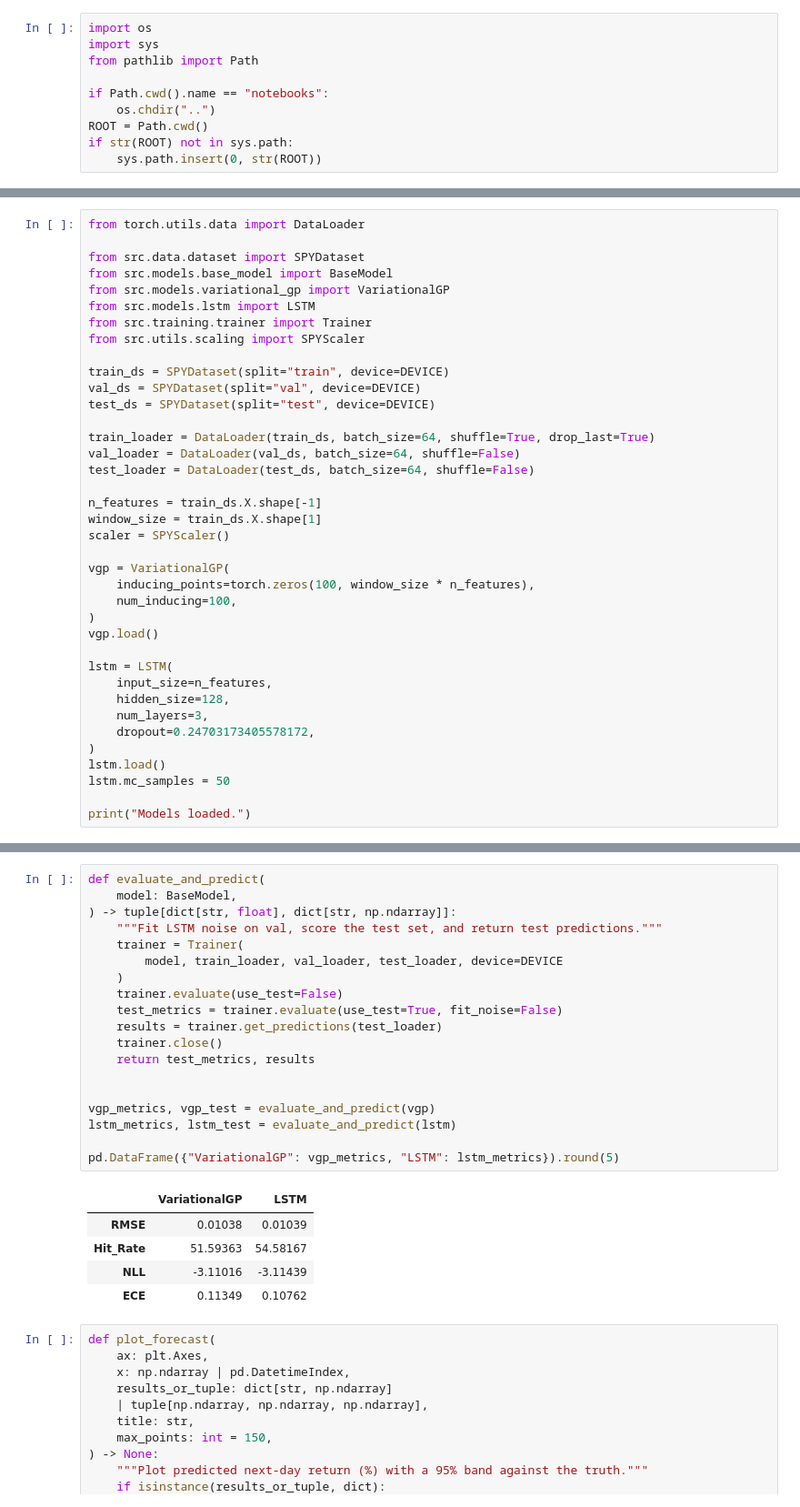
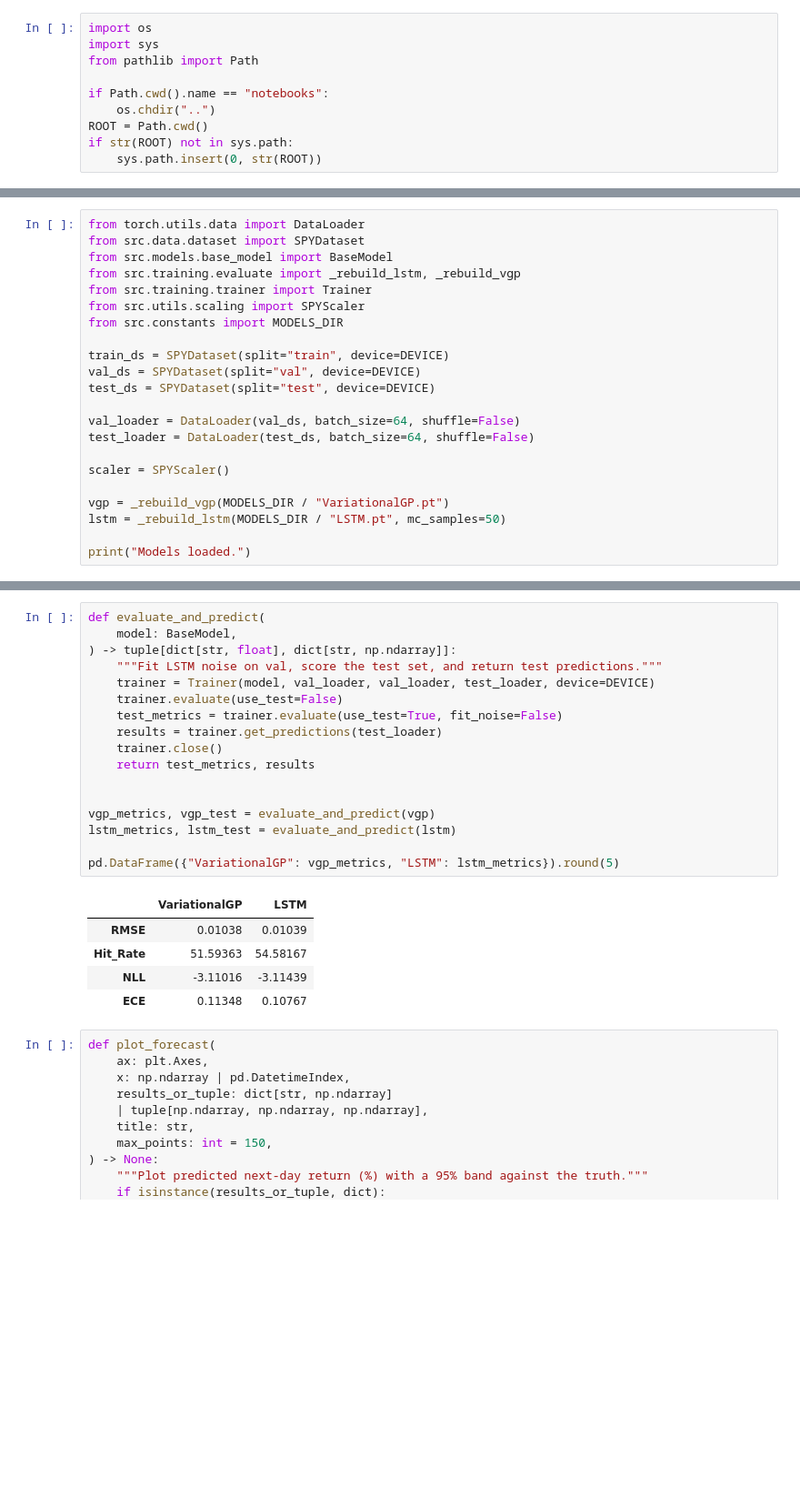
Before and after one commit to squidistaken/uncertainty-in-ml, a Jupyter notebook: notebooks/demo.ipynb, the cells around one changed output, grey strips where cells are left out. Shown at 91% size. Drawn from its saved outputs; the diff is of its cells as text; blank space fills up the shorter version.

```diff
--- a/notebooks/demo.ipynb
+++ b/notebooks/demo.ipynb
@@ -133,39 +135,23 @@ Outputs `train/val/test.npz` plus the saved scaler params under `data/processed/
 # %%
 from torch.utils.data import DataLoader
-
 from src.data.dataset import SPYDataset
 from src.models.base_model import BaseModel
-from src.models.variational_gp import VariationalGP
-from src.models.lstm import LSTM
+from src.training.evaluate import _rebuild_lstm, _rebuild_vgp
 from src.training.trainer import Trainer
 from src.utils.scaling import SPYScaler
+from src.constants import MODELS_DIR
 
 train_ds = SPYDataset(split="train", device=DEVICE)
 val_ds = SPYDataset(split="val", device=DEVICE)
 test_ds = SPYDataset(split="test", device=DEVICE)
 
-train_loader = DataLoader(train_ds, batch_size=64, shuffle=True, drop_last=True)
 val_loader = DataLoader(val_ds, batch_size=64, shuffle=False)
 test_loader = DataLoader(test_ds, batch_size=64, shuffle=False)
 
-n_features = train_ds.X.shape[-1]
-window_size = train_ds.X.shape[1]
 scaler = SPYScaler()
 
-vgp = VariationalGP(
-    inducing_points=torch.zeros(100, window_size * n_features),
-    num_inducing=100,
-)
-vgp.load()
-
-lstm = LSTM(
-    input_size=n_features,
-    hidden_size=128,
-    num_layers=3,
-    dropout=0.24703173405578172,
-)
-lstm.load()
-lstm.mc_samples = 50
+vgp = _rebuild_vgp(MODELS_DIR / "VariationalGP.pt")
+lstm = _rebuild_lstm(MODELS_DIR / "LSTM.pt", mc_samples=50)
 
 print("Models loaded.")
 # %% [output]
@@ -180,28 +162,26 @@ Models loaded.
 # %%
 def evaluate_and_predict(
     model: BaseModel,
 ) -> tuple[dict[str, float], dict[str, np.ndarray]]:
     """Fit LSTM noise on val, score the test set, and return test predictions."""
-    trainer = Trainer(
-        model, train_loader, val_loader, test_loader, device=DEVICE
-    )
+    trainer = Trainer(model, val_loader, val_loader, test_loader, device=DEVICE)
     trainer.evaluate(use_test=False)
     test_metrics = trainer.evaluate(use_test=True, fit_noise=False)
     results = trainer.get_predictions(test_loader)
     trainer.close()
     return test_metrics, results
 
 
 vgp_metrics, vgp_test = evaluate_and_predict(vgp)
 lstm_metrics, lstm_test = evaluate_and_predict(lstm)
 
 pd.DataFrame({"VariationalGP": vgp_metrics, "LSTM": lstm_metrics}).round(5)
 # %% [output]
 |  | VariationalGP | LSTM |
 | RMSE | 0.01038 | 0.01039 |
 | Hit_Rate | 51.59363 | 54.58167 |
 | NLL | -3.11016 | -3.11439 |
-| ECE | 0.11349 | 0.10762 |
+| ECE | 0.11348 | 0.10767 |
 # %%
 def plot_forecast(
     ax: plt.Axes,
```
Also changed, not shown: parts of 27 cells of this notebook, 31 other files.
